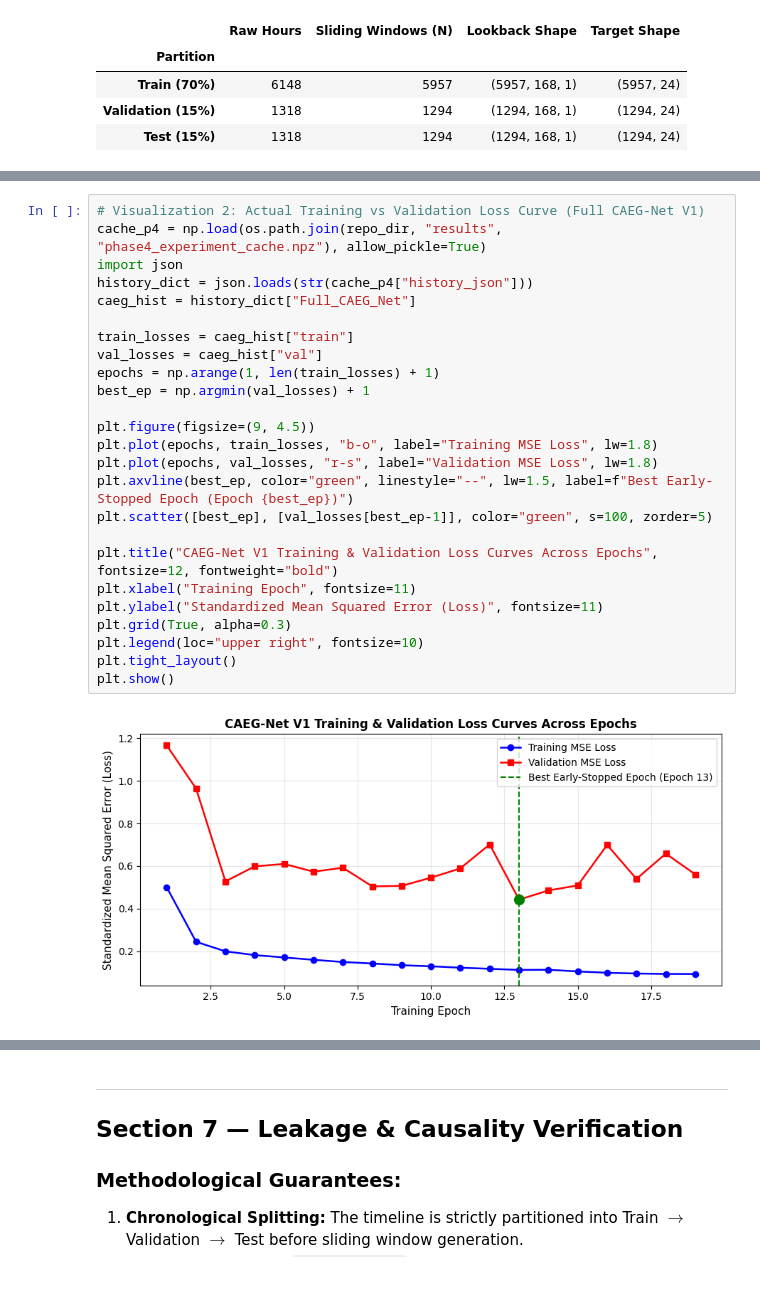
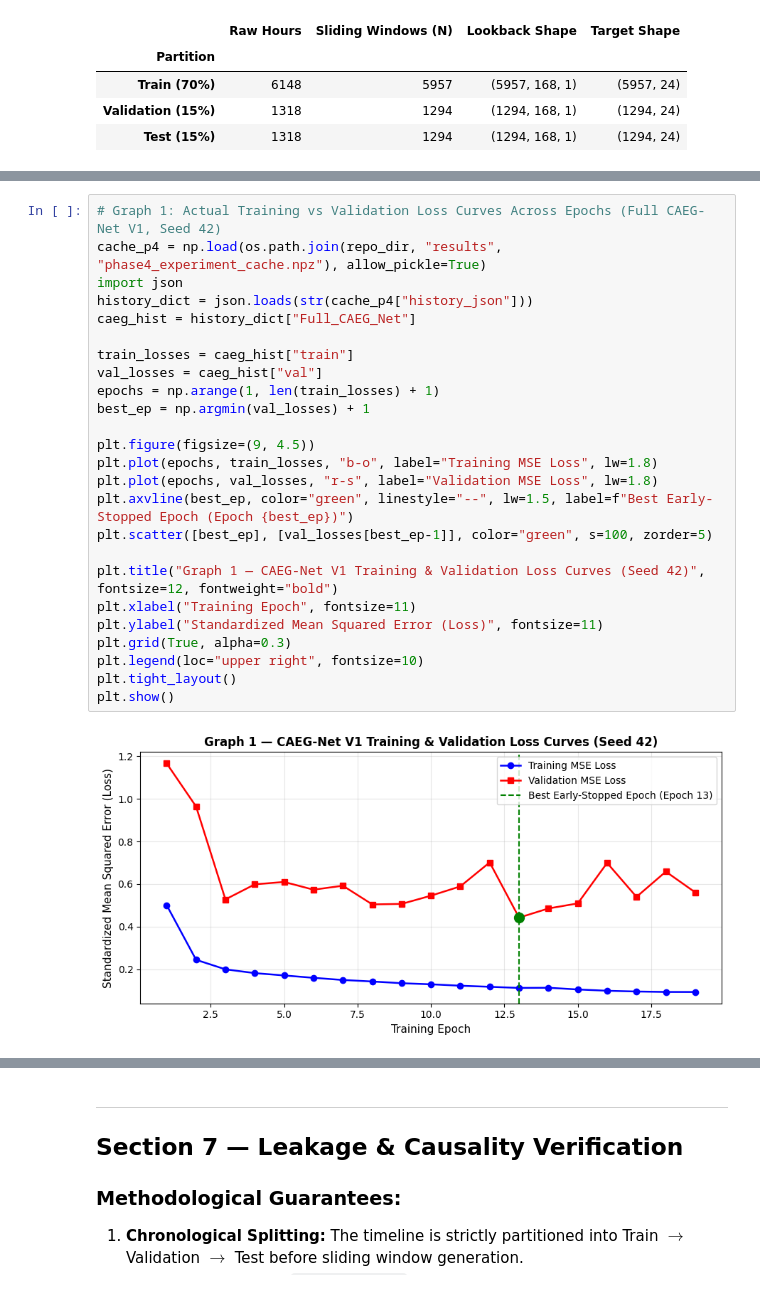
Before and after one commit to vinay-0208/CAEGNET, a Jupyter notebook: notebooks/CAEG_Net_Faculty_Review.ipynb, the cells around one changed output, grey strips where cells are left out. Saved outputs shown, nothing was run; the diff lists cells and outputs as text.

```diff
--- a/notebooks/CAEG_Net_Faculty_Review.ipynb
+++ b/notebooks/CAEG_Net_Faculty_Review.ipynb
@@ -250,31 +254,31 @@ display(telemetry_final.set_index("Random Seed"))
 | 3407 | 25 | 17 | 11 | 0.40850 | 244.00 | 324.24 | ... |
 | Mean ± Std | 25 | 16.6 ± 2.5 | 10.6 ± 2.5 | 0.40955 ± 0.03400 | 251.44 ± 9.74 | 334.32 ± 11.09 | ... |
 # %%
-# Visualization 2: Actual Training vs Validation Loss Curve (Full CAEG-Net V1)
+# Graph 1: Actual Training vs Validation Loss Curves Across Epochs (Full CAEG-Net V1, Seed 42)
 cache_p4 = np.load(os.path.join(repo_dir, "results", "phase4_experiment_cache.npz"), allow_pickle=True)
 import json
 history_dict = json.loads(str(cache_p4["history_json"]))
 caeg_hist = history_dict["Full_CAEG_Net"]
 
 train_losses = caeg_hist["train"]
 val_losses = caeg_hist["val"]
 epochs = np.arange(1, len(train_losses) + 1)
 best_ep = np.argmin(val_losses) + 1
 
 plt.figure(figsize=(9, 4.5))
 plt.plot(epochs, train_losses, "b-o", label="Training MSE Loss", lw=1.8)
 plt.plot(epochs, val_losses, "r-s", label="Validation MSE Loss", lw=1.8)
 plt.axvline(best_ep, color="green", linestyle="--", lw=1.5, label=f"Best Early-Stopped Epoch (Epoch {best_ep})")
 plt.scatter([best_ep], [val_losses[best_ep-1]], color="green", s=100, zorder=5)
 
-plt.title("CAEG-Net V1 Training & Validation Loss Curves Across Epochs", fontsize=12, fontweight="bold")
+plt.title("Graph 1 — CAEG-Net V1 Training & Validation Loss Curves (Seed 42)", fontsize=12, fontweight="bold")
 plt.xlabel("Training Epoch", fontsize=11)
 plt.ylabel("Standardized Mean Squared Error (Loss)", fontsize=11)
 plt.grid(True, alpha=0.3)
 plt.legend(loc="upper right", fontsize=10)
 plt.tight_layout()
 plt.show()
 # %% [output]
-[figure, old version]
+[figure, new version]
 # %% [markdown]
 ---
```
Also changed, not shown: parts of 23 cells of this notebook, 9 other files.
